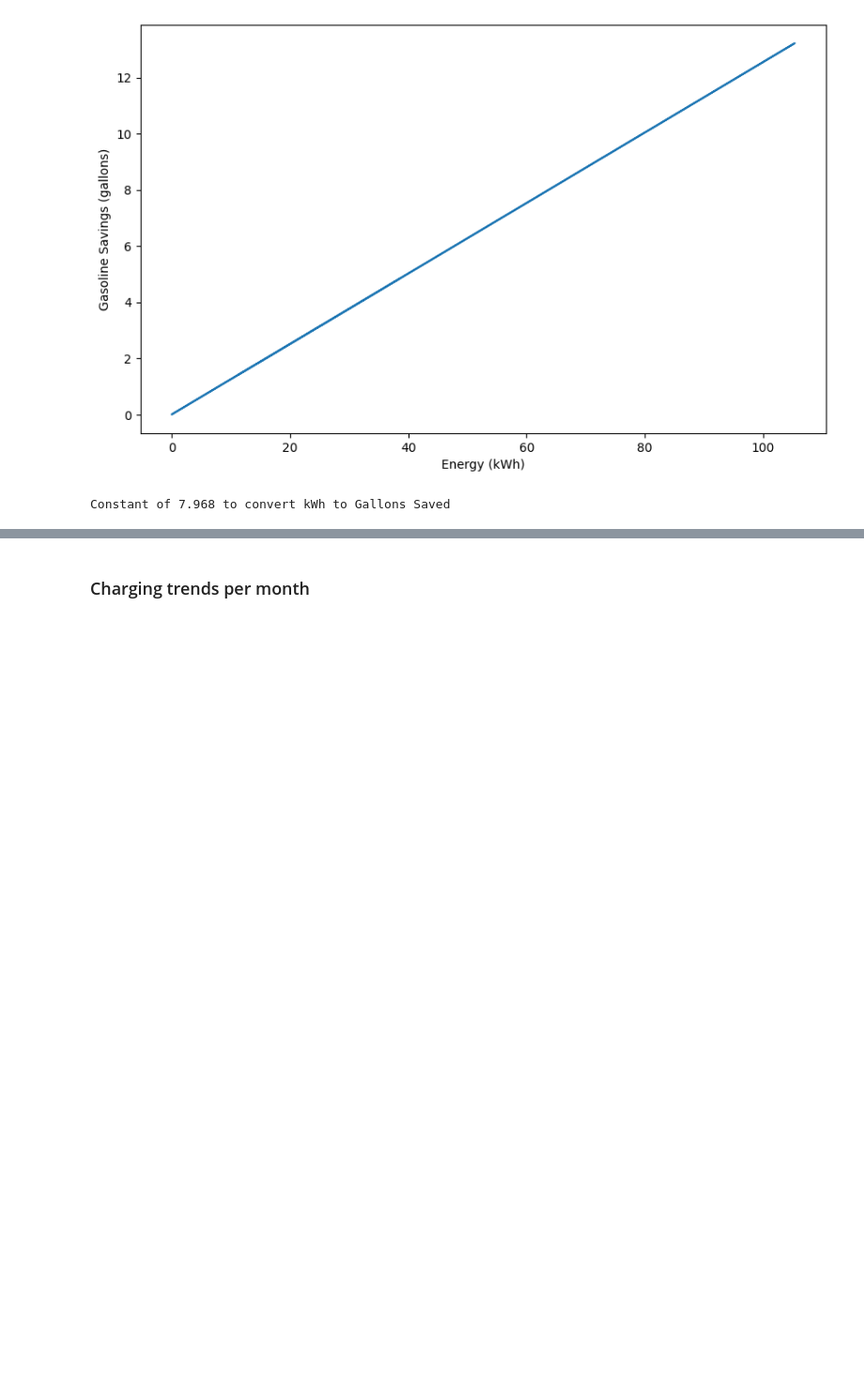
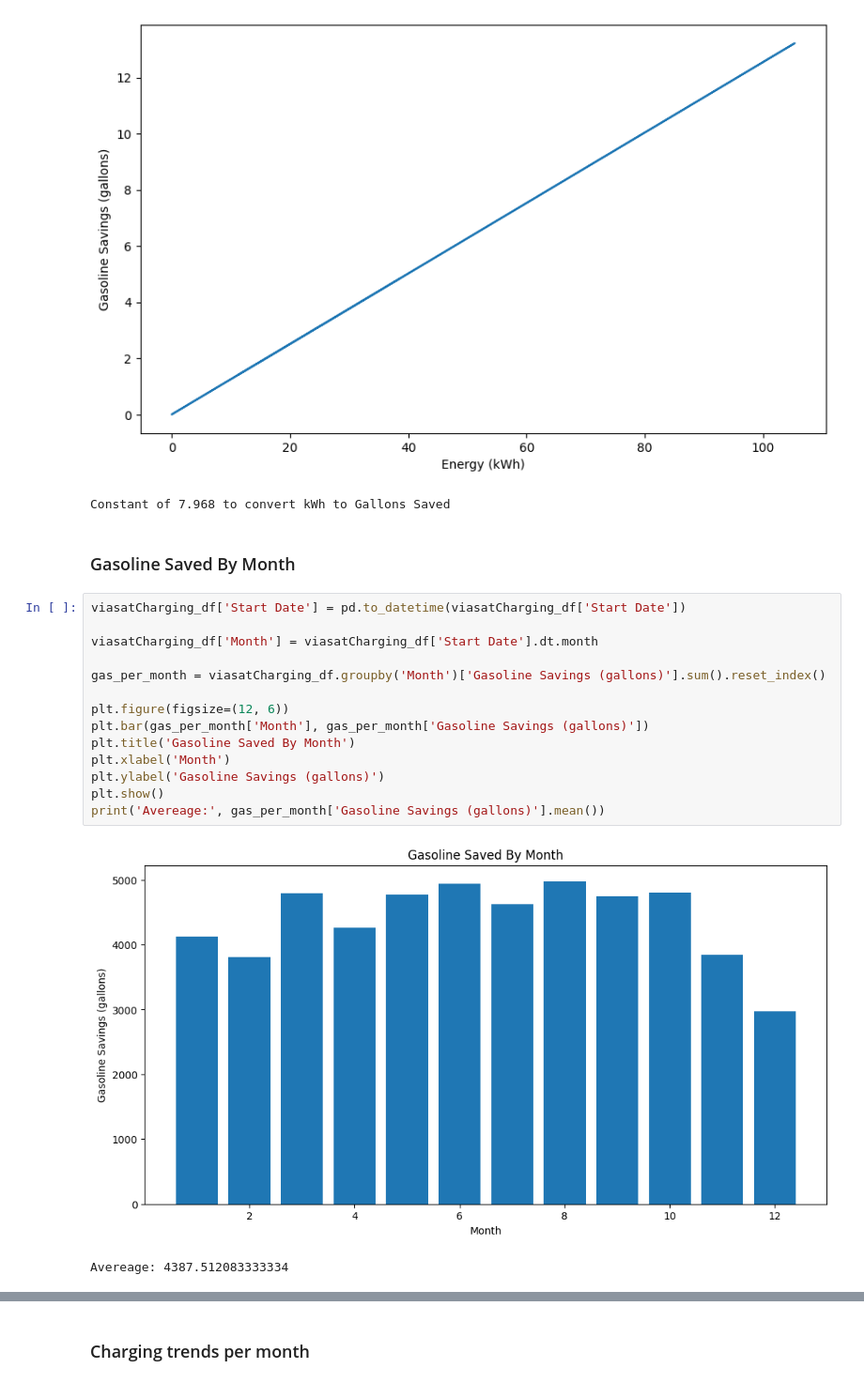
Before and after one commit to pallavigkwd/ENG100D, a Jupyter notebook: EVChargersAnalysis.ipynb, the cells around one changed output, grey strips where cells are left out. Shown at 94% size. Drawn from its saved outputs; the diff is of its cells as text; blank space fills up the shorter version.

Commit message:
gasoline saved by month + energy consumed by month

```diff
--- a/EVChargersAnalysis.ipynb
+++ b/EVChargersAnalysis.ipynb
@@ -341,3 +341,22 @@ print('Constant of ' + str(round(const[0], 3)) + ' to convert kWh to Gallons Sav
 # %% [output]
 [figure]
 Constant of 7.968 to convert kWh to Gallons Saved
+# %% [markdown]
+### Gasoline Saved By Month
+# %%
+viasatCharging_df['Start Date'] = pd.to_datetime(viasatCharging_df['Start Date'])
+
+viasatCharging_df['Month'] = viasatCharging_df['Start Date'].dt.month
+
+gas_per_month = viasatCharging_df.groupby('Month')['Gasoline Savings (gallons)'].sum().reset_index()
+
+plt.figure(figsize=(12, 6))
+plt.bar(gas_per_month['Month'], gas_per_month['Gasoline Savings (gallons)'])
+plt.title('Gasoline Saved By Month')
+plt.xlabel('Month')
+plt.ylabel('Gasoline Savings (gallons)')
+plt.show()
+print('Avereage:', gas_per_month['Gasoline Savings (gallons)'].mean())
+# %% [output]
+[figure, added]
+Avereage: 4387.512083333334
```
Also changed, not shown: parts of 2 cells of this notebook.
